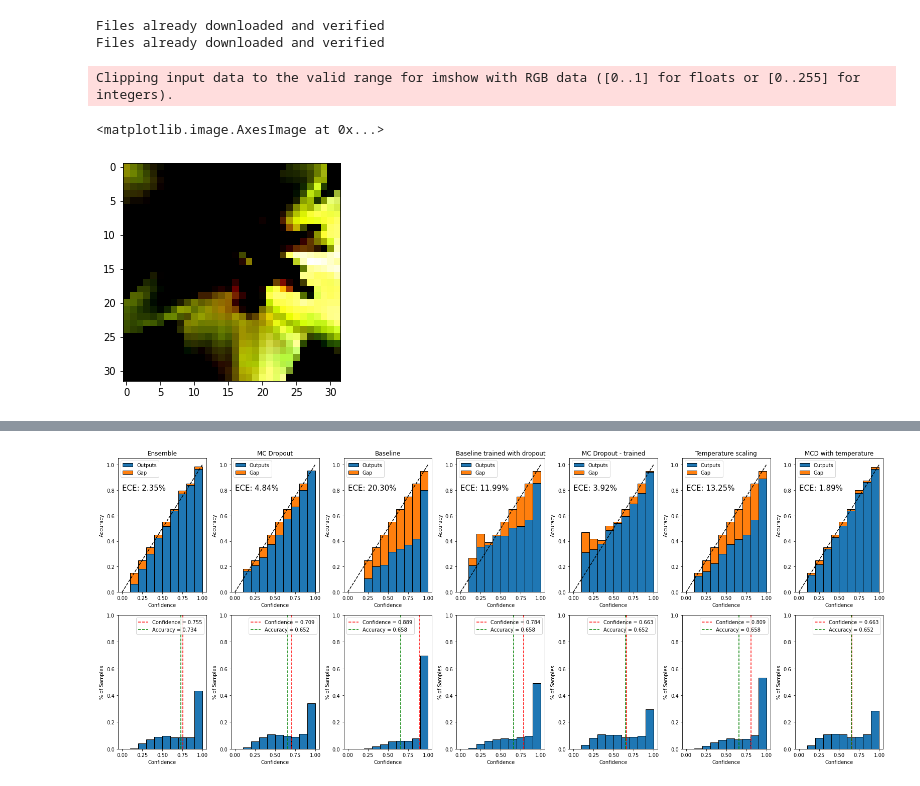
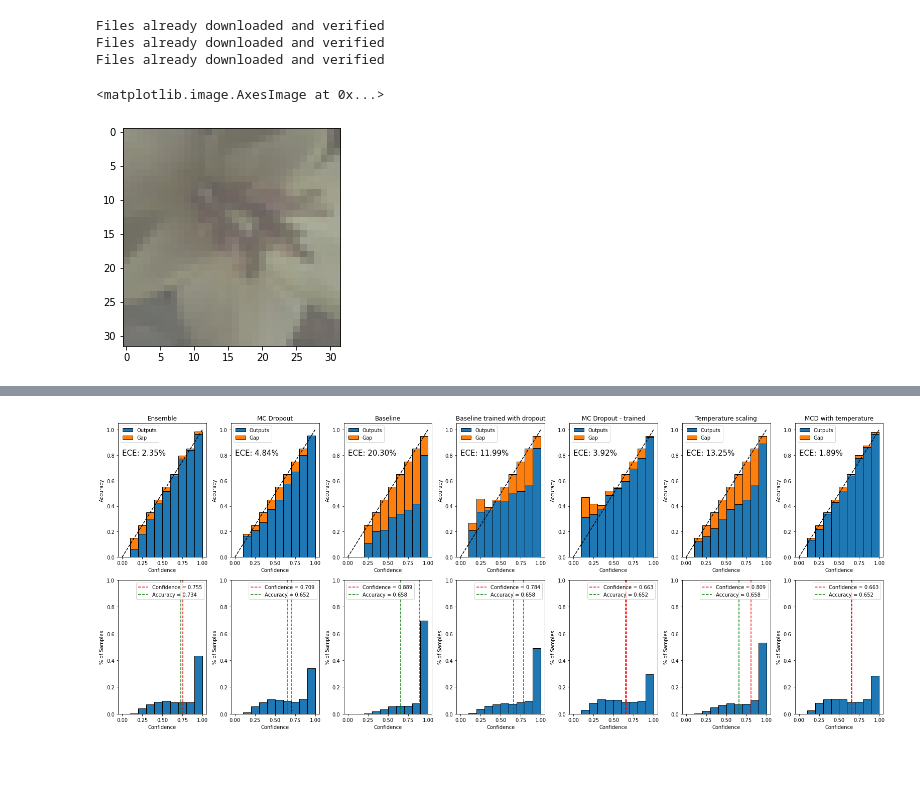
Before and after one commit to vlasakjiri/uncertainty-estimations, a Jupyter notebook: classification-cifar.ipynb, the cells around one changed output, grey strips where cells are left out. Cells and saved outputs as stored; diff of their text form; code cells hidden in the pictures.

Commit message:
Added example of datasets

```diff
--- a/classification-cifar.ipynb
+++ b/classification-cifar.ipynb
@@ -61,7 +64,7 @@ transforms_train = torchvision.transforms.Compose([
 transforms_test = torchvision.transforms.Compose(
     [
         # transforms.RandomRotation(degrees=(25, 25)),
-        # transforms.ColorJitter(brightness=.5, saturation=1, contrast=1),
+        transforms.ColorJitter(brightness=.5, saturation=1, contrast=1),
 
         transforms.ToTensor(),
         # AddGaussianNoise(mean=0, std=.10),
@@ -87,15 +90,27 @@ data_test = torchvision.datasets.CIFAR100(
 data_loader_test = torch.utils.data.DataLoader(data_test,
                                                batch_size=64,
                                                shuffle=False)
+
+data_test_unnormalized = torchvision.datasets.CIFAR100(
+    "cifar100", download=True, train=False, transform= torchvision.transforms.Compose(
+    [
+        # transforms.RandomRotation(degrees=(25, 25)),
+        transforms.ColorJitter(brightness=.5, saturation=1, contrast=1),
+
+        transforms.ToTensor(),
+        # AddGaussianNoise(mean=0, std=.10),
+
+        # transforms.Normalize((0.5071, 0.4867, 0.4408), (0.2675, 0.2565, 0.2761))
+    ]))
 # %% [output]
 Files already downloaded and verified
 Files already downloaded and verified
+Files already downloaded and verified
 # %%
-plt.imshow(data_test[5][0].swapaxes(0,2))
+plt.imshow(data_test_unnormalized[5][0].swapaxes(0,2))
 # %% [output]
-Clipping input data to the valid range for imshow with RGB data ([0..1] for floats or [0..255] for integers).
+<matplotlib.image.AxesImage at 0x...>
-<matplotlib.image.AxesImage at 0x...>
-[figure, old version]
+[figure, new version]
 # %%
 dataset_sizes = {"train": len(data_train), "val": len(data_val), "test": len(data_test)}
 data_loaders = {"train": data_loader_train, "val": data_loader_val, "test": data_loader_test}
```
Also changed, not shown: parts of 6 cells of this notebook, 6 other files.
